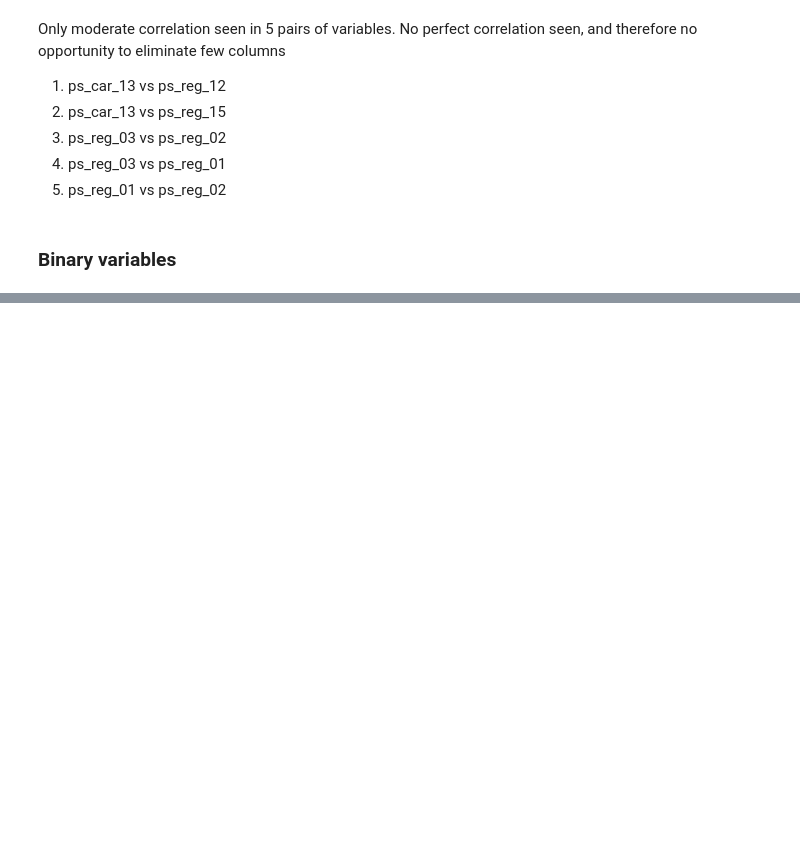
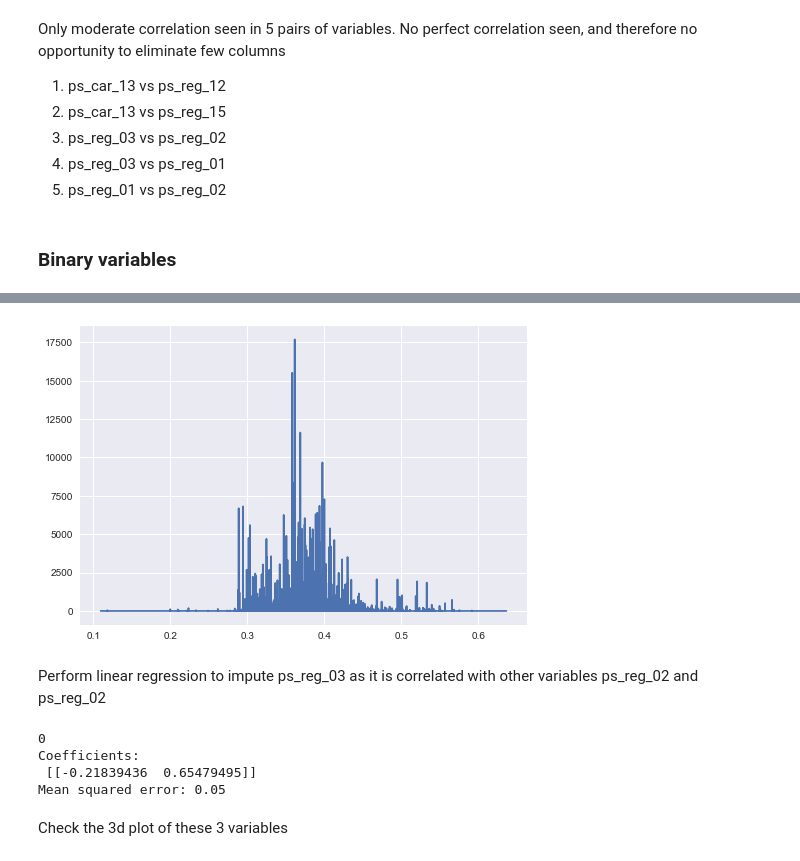
Before and after one commit to sagarkrv/Applied-Machine-Learning, a Jupyter notebook: W207_final_project.ipynb, the cells around one changed output, grey strips where cells are left out. Saved outputs shown, nothing was run; the diff lists cells and outputs as text; code cells hidden in the pictures; blank space fills up the shorter version.

```diff
--- a/W207_final_project.ipynb
+++ b/W207_final_project.ipynb
@@ -247,0 +533,55 @@ heatplot(bin_predictors)
+# %%
+from scipy.interpolate import UnivariateSpline
+
+
+N = train_df.shape[0]
+n = int(N/10)
+s = (train_df.loc[train_df.ps_car_14 != -1, ['ps_car_14']])['ps_car_14']   # generate your data sample with N elements
+p, x = np.histogram(s, bins=n) # bin it into n = N/10 bins
+x = x[:-1] + (x[1] - x[0])/2   # convert bin edges to centers
+f = UnivariateSpline(x, p, s=n)
+plt.plot(x, f(x))
+plt.show()
+# %% [output]
+[figure, added]
+# %% [markdown]
+Perform linear regression to impute ps_reg_03 as it is correlated with other variables ps_reg_02 and ps_reg_02
+# %%
+# Remove the rows with ps_reg_03 as -1
+X_imp = train_df.copy(deep=True)
+y_imp = X_imp.pop('target')
+X_imp = X_imp.loc[X_imp.ps_reg_03 != -1, list(X_imp.columns)]
+y_imp = y[X_imp.index]
+
+print((X_imp['ps_reg_03'] == -1).sum())
+
+
+X_train_imp, X_dev_imp, y_train_imp, y_dev_imp = train_test_split(
+    X_imp, y[X_imp.index], train_size = 0.8, test_size = 0.2, random_state=99)
+
+# Create linear regression object
+regr = linear_model.LinearRegression()
+
+# Train the model using the training sets
+train_x = X_train_imp.filter(['ps_reg_01', 'ps_reg_02'], axis=1)
+train_y = X_train_imp.filter(['ps_reg_03'], axis=1)
+dev_x   = X_dev_imp.filter(['ps_reg_01', 'ps_reg_02'], axis=1)
+dev_y   = X_dev_imp.filter(['ps_reg_03'], axis=1)
+
+regr.fit(train_x, train_y)
+
+# Make predictions using the testing set
+y_pred = regr.predict(dev_x)
+
+# The coefficients
+print('Coefficients: \n', regr.coef_ )
+# The mean squared error
+print("Mean squared error: %.2f"
+      % mean_squared_error(dev_y, y_pred))
+# %% [output]
+0
+Coefficients:
+ [[-0.21839436  0.65479495]]
+Mean squared error: 0.05
+# %% [markdown]
+Check the 3d plot of these 3 variables
```
Also changed, not shown: parts of 32 cells of this notebook.
